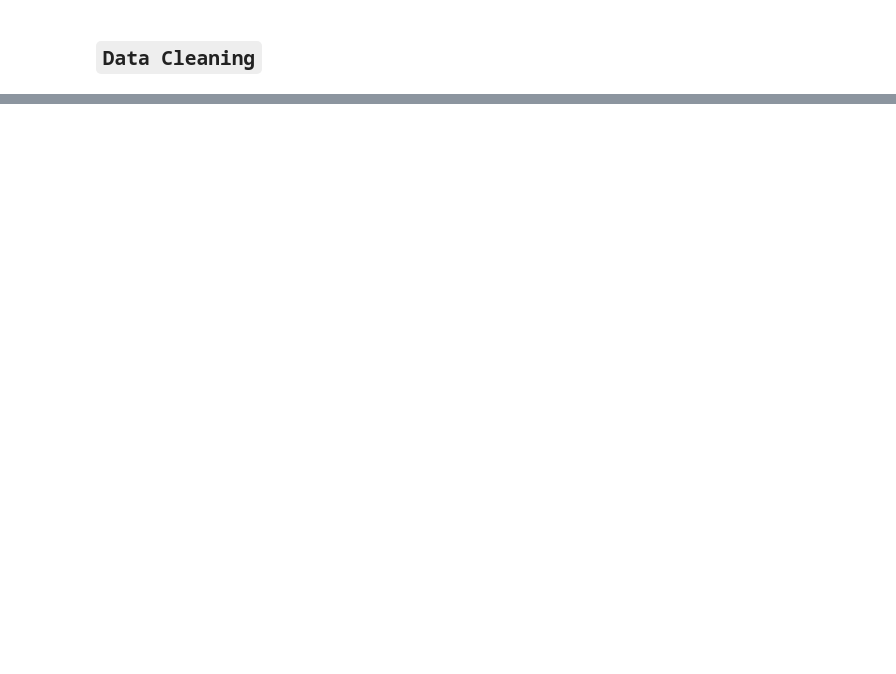
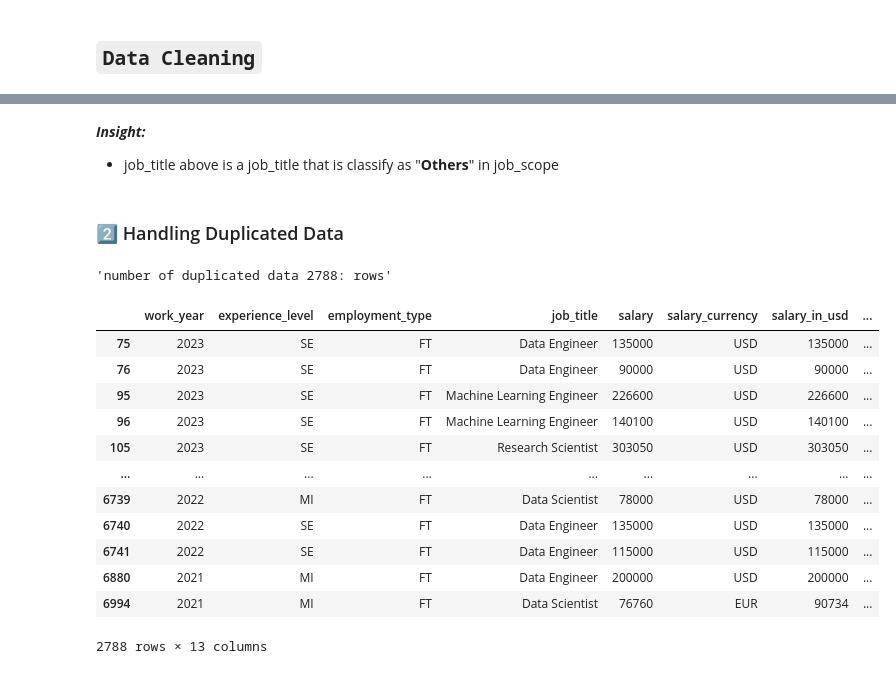
Before and after one commit to fnkhairudin/Data-Science-Salaries-Prediction, a Jupyter notebook: notebooks/1.0-data-preparation.ipynb, the cells around one changed output, grey strips where cells are left out. Drawn from its saved outputs; the diff is of its cells as text; code cells hidden in the pictures; blank space fills up the shorter version.

```diff
--- a/notebooks/1.0-data-preparation.ipynb
+++ b/notebooks/1.0-data-preparation.ipynb
@@ -387,0 +390,23 @@ Name: count, dtype: int64
+# %% [markdown]
+**_Insight:_**
+- job_title above is a job_title that is classify as "**Others**" in job_scope
+# %% [markdown]
+### 2️⃣ Handling Duplicated Data
+# %%
+# display duplicated data
+display(f"number of duplicated data {data.loc[data.duplicated()].shape[0]}: rows", data.loc[data.duplicated()])
+# %% [output]
+'number of duplicated data 2788: rows'
+|  | work_year | experience_level | employment_type | job_title | salary | salary_currency | salary_in_usd | ... |
+| 75 | 2023 | SE | FT | Data Engineer | 135000 | USD | 135000 | ... |
+| 76 | 2023 | SE | FT | Data Engineer | 90000 | USD | 90000 | ... |
+| 95 | 2023 | SE | FT | Machine Learning Engineer | 226600 | USD | 226600 | ... |
+| 96 | 2023 | SE | FT | Machine Learning Engineer | 140100 | USD | 140100 | ... |
+| 105 | 2023 | SE | FT | Research Scientist | 303050 | USD | 303050 | ... |
+| ... | ... | ... | ... | ... | ... | ... | ... | ... |
+| 6739 | 2022 | MI | FT | Data Scientist | 78000 | USD | 78000 | ... |
+| 6740 | 2022 | SE | FT | Data Engineer | 135000 | USD | 135000 | ... |
+| 6741 | 2022 | SE | FT | Data Engineer | 115000 | USD | 115000 | ... |
+| 6880 | 2021 | MI | FT | Data Engineer | 200000 | USD | 200000 | ... |
+| 6994 | 2021 | MI | FT | Data Scientist | 76760 | EUR | 90734 | ... |
+2788 rows × 13 columns
```
Also changed, not shown: parts of 17 cells of this notebook.
